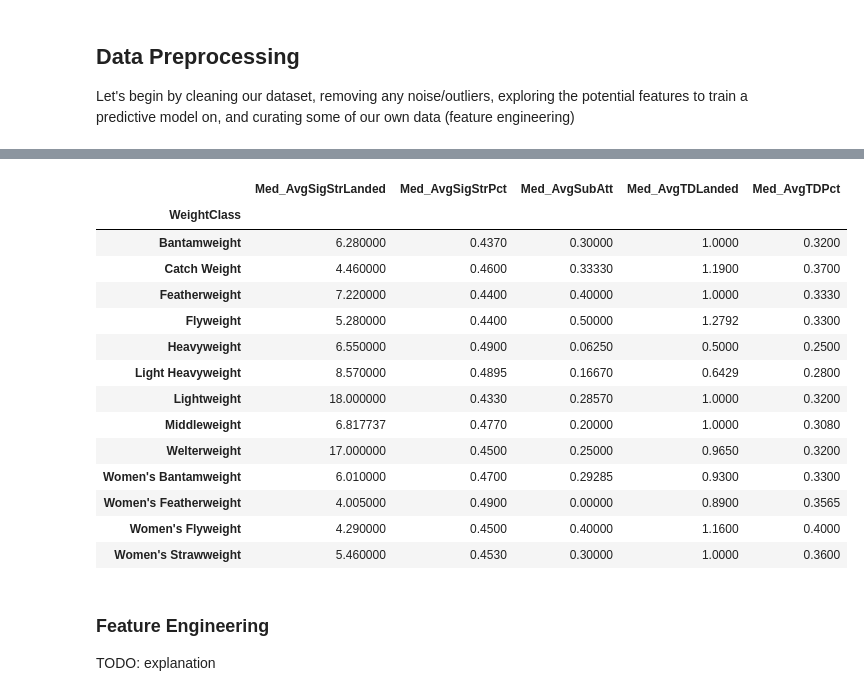
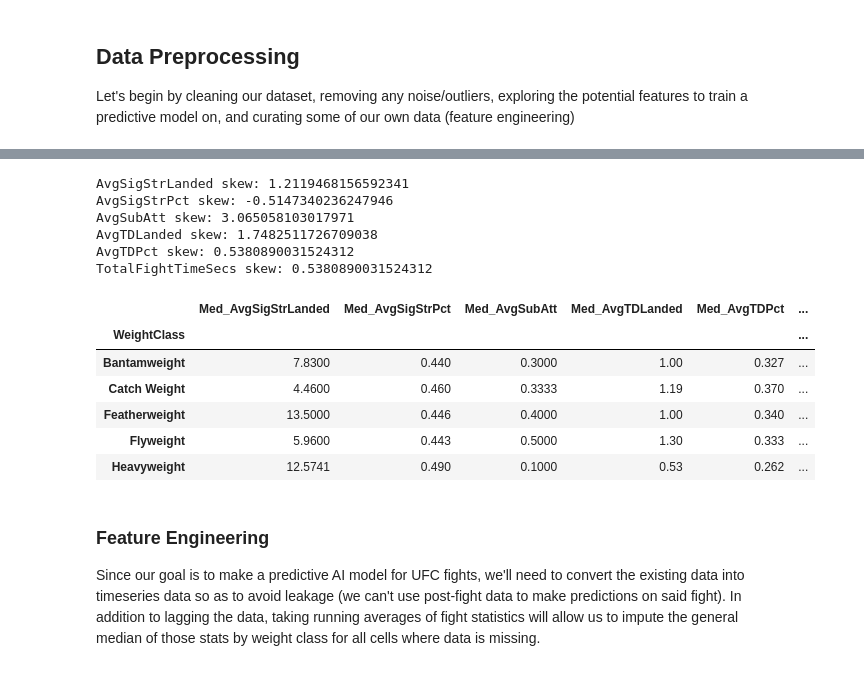
Before and after one commit to arniekanwal/ufc-predictor, a Jupyter notebook: notebooks/ufc-preprocess.ipynb, the cells around one changed output, grey strips where cells are left out. Drawn from its saved outputs; the diff is of its cells as text; code cells hidden in the pictures.

```diff
--- a/notebooks/ufc-preprocess.ipynb
+++ b/notebooks/ufc-preprocess.ipynb
@@ -136 +128,5 @@ TotalFightTimeSecs: 622
+# %%
+# For columns w/ binary outcomes, we can go ahead and encode those right now
+df['Winner'] = df['Winner'].map({'Red': 1, "Blue": 0})
+df['TitleBout'] = df['TitleBout'].map({True: 1, False: 0})
 # %%
@@ -160,53 +159,57 @@ New 'Date' dtype: datetime64[ns]
 # %%
-def split_rows_by_fighter():
+my_prefix_cols = ['Fighter', 'AvgSigStrLanded', 'AvgSigStrPct', 'AvgSubAtt', 'AvgTDLanded', 'AvgTDPct']
+
+def split_rows_by_fighter(prefix):
     '''
     Reshape dataset such that stats are split by fighter (instead of by fight)
     '''
-    R_cols = ['RedFighter', 'Date', 'WeightClass', 'RedAvgSigStrLanded', 'RedAvgSigStrPct', 'RedAvgSubAtt', 'RedAvgTDLanded', 'RedAvgTDPct']
-    B_cols = ['BlueFighter', 'Date', 'WeightClass', 'BlueAvgSigStrLanded', 'BlueAvgSigStrPct', 'BlueAvgSubAtt', 'BlueAvgTDLanded', 'BlueAvgTDPct']
+    unique_cols = ['Date', 'WeightClass', 'TotalFightTimeSecs']
 
     renameTo = {}
-    for rCol, bCol in zip(R_cols, B_cols):
-        if rCol == "Date" or rCol == "WeightClass":
-                continue
-        renameTo[rCol] = rCol[3:] # Ignore 'Red'
-        renameTo[bCol] = bCol[4:] # Ignore 'Blue'
+    for col in prefix:
+        renameTo["Red" + col]   = col # Ignore 'Red'
+        renameTo["Blue" + col]  = col # Ignore 'Blue'
 
-    red = df[R_cols].rename(columns=renameTo)
-    blue = df[B_cols].rename(columns=renameTo)
+    red = df[unique_cols + ["Red" + col for col in prefix]].rename(columns=renameTo)
+    blue = df[unique_cols + ["Blue" + col for col in prefix]].rename(columns=renameTo)
     return pd.concat([red, blue])
 
-all_fights = split_rows_by_fighter()
+all_fights = split_rows_by_fighter(prefix=my_prefix_cols)
 
-# Now let's aggregate some statistics by WeightClass
+# Let's view the skew on the individual fight stats
+for col in my_prefix_cols[1:]:
+    print(col, "skew:", all_fights[col].skew())
+print("TotalFightTimeSecs skew:", all_fights[col].skew())
+
+# Due to the skew of all the data above, let's aggregate data by "MEDIAN"
+# We can use the median value to impute onto NaN cells
 wc_stats = all_fights.groupby('WeightClass').agg(
     Med_AvgSigStrLanded=("AvgSigStrLanded", "median"),
     Med_AvgSigStrPct=("AvgSigStrPct", "median"),
     Med_AvgSubAtt=("AvgSubAtt", "median"),
     Med_AvgTDLanded=("AvgTDLanded", "median"),
-    Med_AvgTDPct=("AvgTDPct", "median")
+    Med_AvgTDPct=("AvgTDPct", "median"),
+    Med_TotalFightTimeSecs=("TotalFightTimeSecs", "median")
 )
-wc_stats
+wc_stats.head()
 # %% [output]
+AvgSigStrLanded skew: 1.2119468156592341
+AvgSigStrPct skew: -0.5147340236247946
+AvgSubAtt skew: 3.065058103017971
+AvgTDLanded skew: 1.7482511726709038
+AvgTDPct skew: 0.5380890031524312
+TotalFightTimeSecs skew: 0.5380890031524312
-|  | Med_AvgSigStrLanded | Med_AvgSigStrPct | Med_AvgSubAtt | Med_AvgTDLanded | Med_AvgTDPct |
-| WeightClass |  |  |  |  |  |
-| Bantamweight | 6.280000 | 0.4370 | 0.30000 | 1.0000 | 0.3200 |
-| Catch Weight | 4.460000 | 0.4600 | 0.33330 | 1.1900 | 0.3700 |
-| Featherweight | 7.220000 | 0.4400 | 0.40000 | 1.0000 | 0.3330 |
-| Flyweight | 5.280000 | 0.4400 | 0.50000 | 1.2792 | 0.3300 |
-| Heavyweight | 6.550000 | 0.4900 | 0.06250 | 0.5000 | 0.2500 |
-| Light Heavyweight | 8.570000 | 0.4895 | 0.16670 | 0.6429 | 0.2800 |
-| Lightweight | 18.000000 | 0.4330 | 0.28570 | 1.0000 | 0.3200 |
-| Middleweight | 6.817737 | 0.4770 | 0.20000 | 1.0000 | 0.3080 |
-| Welterweight | 17.000000 | 0.4500 | 0.25000 | 0.9650 | 0.3200 |
-| Women's Bantamweight | 6.010000 | 0.4700 | 0.29285 | 0.9300 | 0.3300 |
-| Women's Featherweight | 4.005000 | 0.4900 | 0.00000 | 0.8900 | 0.3565 |
-| Women's Flyweight | 4.290000 | 0.4500 | 0.40000 | 1.1600 | 0.4000 |
-| Women's Strawweight | 5.460000 | 0.4530 | 0.30000 | 1.0000 | 0.3600 |
+|  | Med_AvgSigStrLanded | Med_AvgSigStrPct | Med_AvgSubAtt | Med_AvgTDLanded | Med_AvgTDPct | ... |
+| WeightClass |  |  |  |  |  | ... |
+| Bantamweight | 7.8300 | 0.440 | 0.3000 | 1.00 | 0.327 | ... |
+| Catch Weight | 4.4600 | 0.460 | 0.3333 | 1.19 | 0.370 | ... |
+| Featherweight | 13.5000 | 0.446 | 0.4000 | 1.00 | 0.340 | ... |
+| Flyweight | 5.9600 | 0.443 | 0.5000 | 1.30 | 0.333 | ... |
+| Heavyweight | 12.5741 | 0.490 | 0.1000 | 0.53 | 0.262 | ... |
 # %% [markdown]
 ### Feature Engineering
 
-TODO: explanation
+Since our goal is to make a predictive AI model for UFC fights, we'll need to convert the existing data into timeseries data so as to avoid leakage (we can't use post-fight data to make predictions on said fight). In addition to lagging the data, taking running averages of fight statistics will allow us to impute the general median of those stats by weight class for all cells where data is missing.
 # %%
 class UFC_TimeSeries():
     def __init__(self, fight_data: pd.DataFrame, weight_class_stats: pd.DataFrame):
```
Also changed, not shown: parts of 20 cells of this notebook, 1 other file.
